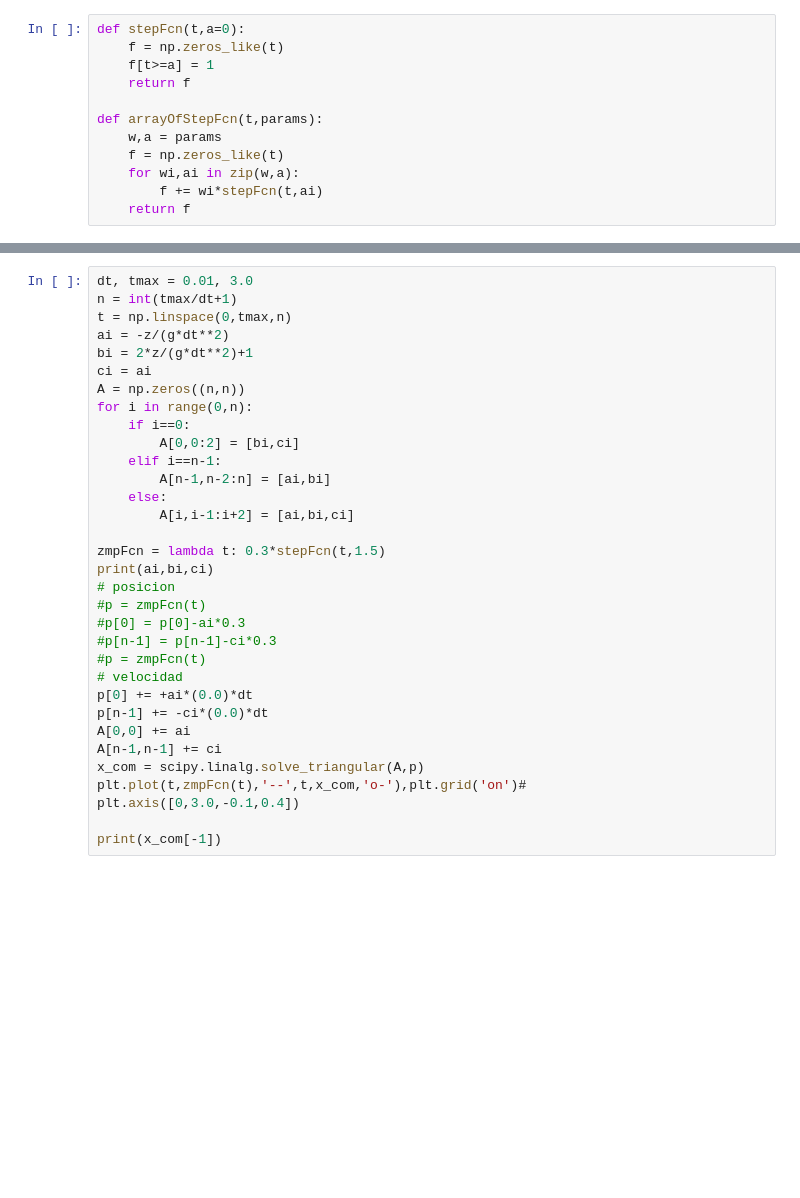
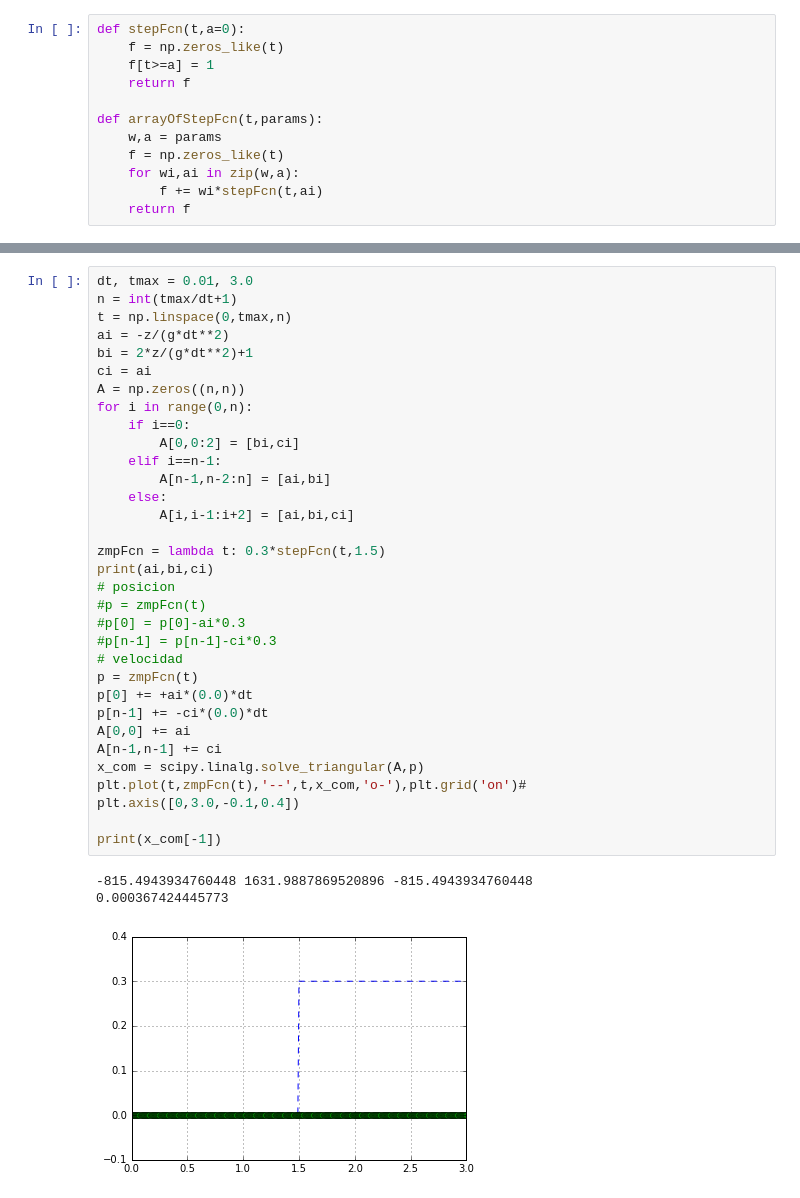
Before and after one commit to JeckyllIsHyde/mats, a Jupyter notebook: dmp/tuto/Untitled.ipynb, the cells around one changed output, grey strips where cells are left out. Cells and saved outputs as stored; diff of their text form; blank space fills up the shorter version.

```diff
--- a/dmp/tuto/Untitled.ipynb
+++ b/dmp/tuto/Untitled.ipynb
@@ -158,33 +158,37 @@ dt, tmax = 0.01, 3.0
 n = int(tmax/dt+1)
 t = np.linspace(0,tmax,n)
 ai = -z/(g*dt**2)
 bi = 2*z/(g*dt**2)+1
 ci = ai
 A = np.zeros((n,n))
 for i in range(0,n):
     if i==0:
         A[0,0:2] = [bi,ci]
     elif i==n-1:
         A[n-1,n-2:n] = [ai,bi]
     else:
         A[i,i-1:i+2] = [ai,bi,ci]
 
 zmpFcn = lambda t: 0.3*stepFcn(t,1.5)
 print(ai,bi,ci)
 # posicion
 #p = zmpFcn(t)
 #p[0] = p[0]-ai*0.3
 #p[n-1] = p[n-1]-ci*0.3
-#p = zmpFcn(t)
 # velocidad
+p = zmpFcn(t)
 p[0] += +ai*(0.0)*dt
 p[n-1] += -ci*(0.0)*dt
 A[0,0] += ai
 A[n-1,n-1] += ci
 x_com = scipy.linalg.solve_triangular(A,p)
 plt.plot(t,zmpFcn(t),'--',t,x_com,'o-'),plt.grid('on')#
 plt.axis([0,3.0,-0.1,0.4])
 
 print(x_com[-1])
+# %% [output]
+-815.4943934760448 1631.9887869520896 -815.4943934760448
+0.000367424445773
+[figure, added]
 # %%
 def dynCartTable(x,t,params):
```
Also changed, not shown: parts of 7 cells of this notebook.
